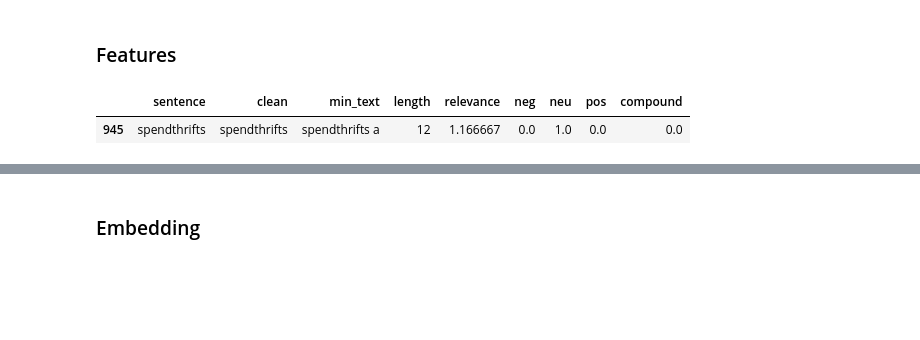
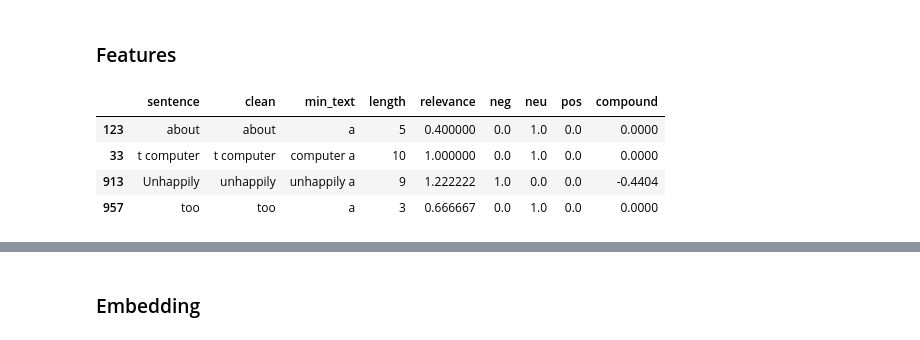
Before and after one commit to Afroefras/asimov_generator, a Jupyter notebook: notebooks/00_Asimov_Clustering.ipynb, the cells around one changed output, grey strips where cells are left out. Drawn from its saved outputs; the diff is of its cells as text; code cells hidden in the pictures; blank space fills up the shorter version.

```diff
--- a/notebooks/00_Asimov_Clustering.ipynb
+++ b/notebooks/00_Asimov_Clustering.ipynb
@@ -321,13 +340,16 @@ print(corpus[:2])
 # %%
 import pandas as pd
 df = pd.DataFrame(corpus,columns=['sentence'])
 df['clean'] = df['sentence'].apply(lambda x: clean_text(x,lower=True,pattern="[^a-zA-Z\s]"))
 df['min_text'] = df['sentence'].apply(lambda x: clean_text(x,lower=True,lemma=True,pattern="[^a-zA-Z\s]",
                                                            rem_stopw=True,unique=True)+' a')
 df['length'] = df['clean'].apply(len)
 df['relevance'] = df['min_text'].apply(len) / (df['length']+1e-10)
 df = df.join(pd.DataFrame(list(map(sentiment,df['clean']))))
-df.sample()
+df.sample(4)
 # %% [output]
 |  | sentence | clean | min_text | length | relevance | neg | neu | pos | compound |
-| 945 | spendthrifts | spendthrifts | spendthrifts a | 12 | 1.166667 | 0.0 | 1.0 | 0.0 | 0.0 |
+| 123 | about | about | a | 5 | 0.400000 | 0.0 | 1.0 | 0.0 | 0.0000 |
+| 33 | t computer | t computer | computer a | 10 | 1.000000 | 0.0 | 1.0 | 0.0 | 0.0000 |
+| 913 | Unhappily | unhappily | unhappily a | 9 | 1.222222 | 1.0 | 0.0 | 0.0 | -0.4404 |
+| 957 | too | too | a | 3 | 0.666667 | 0.0 | 1.0 | 0.0 | 0.0000 |
```
Also changed, not shown: parts of 17 cells of this notebook, 1 other file.
